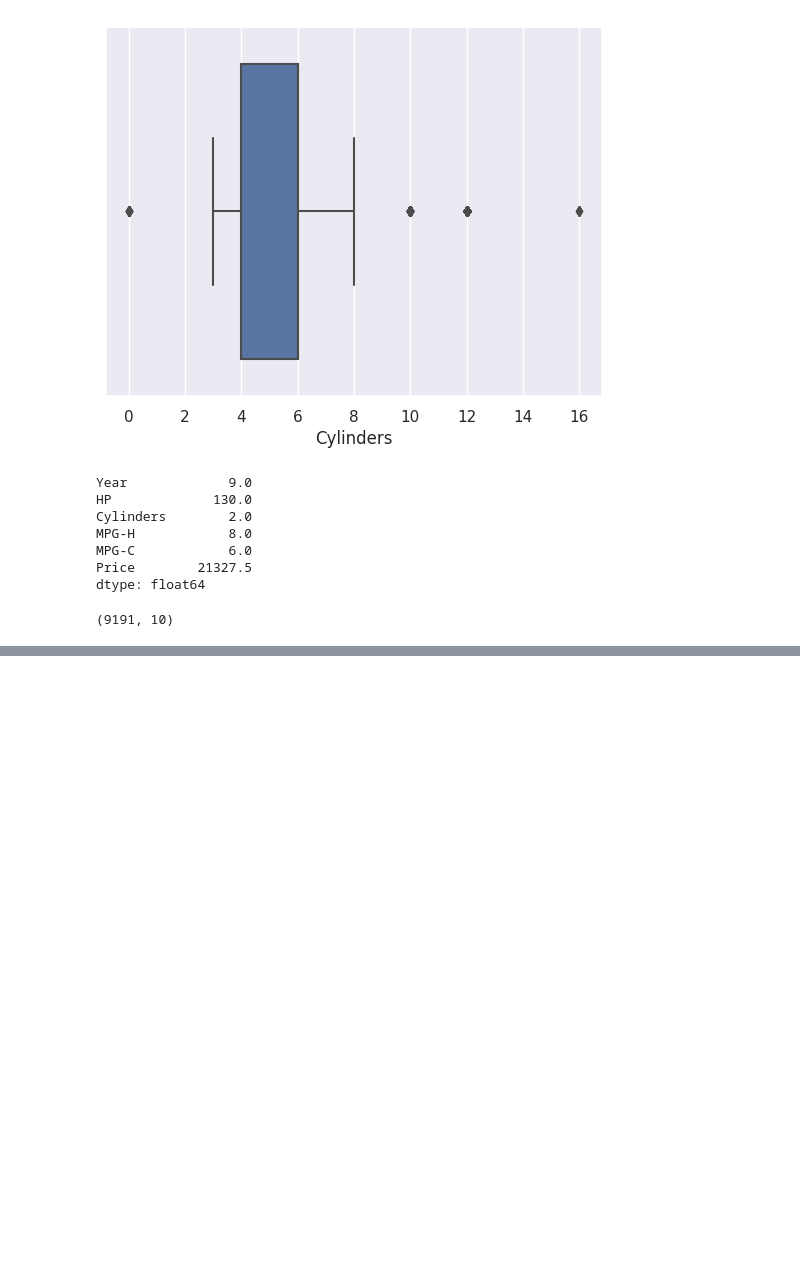
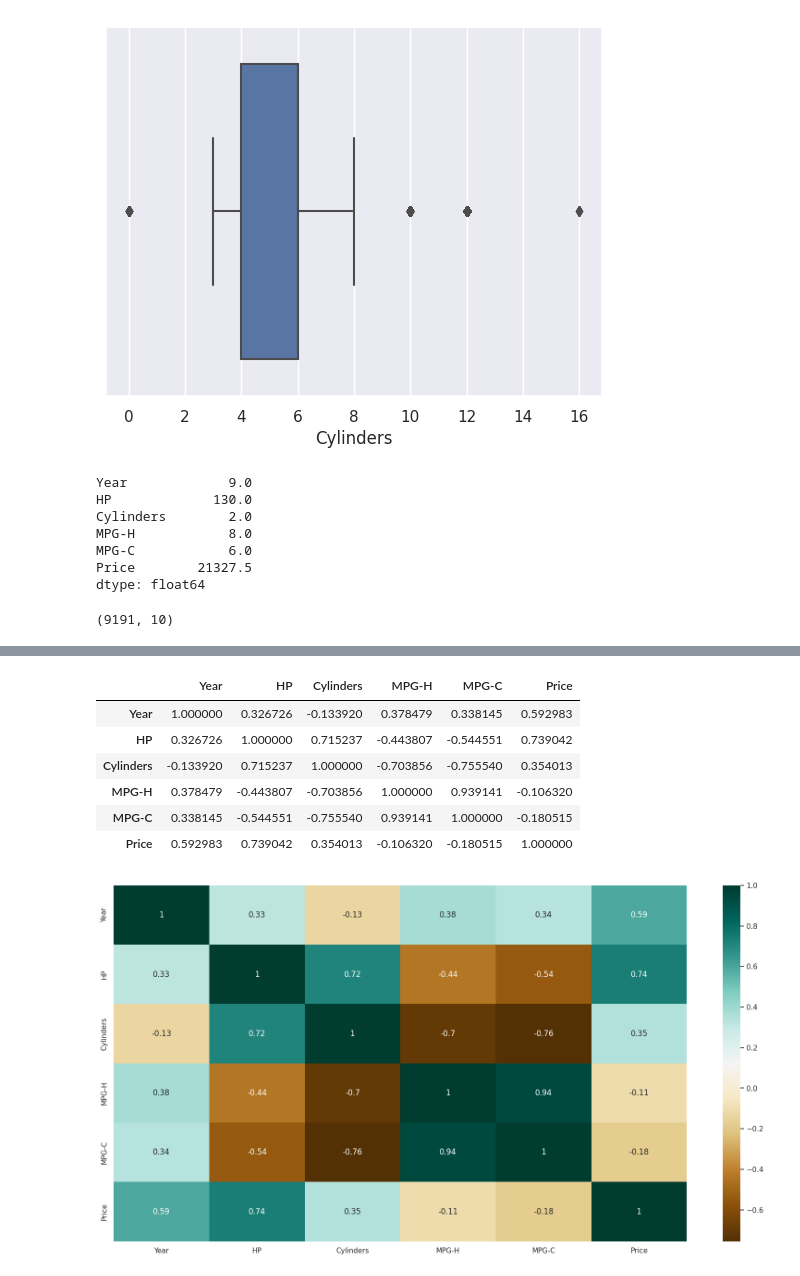
Before and after one commit to fpabi/Tareas, a Jupyter notebook: Tarea9.ipynb, the cells around one changed output, grey strips where cells are left out. Cells and saved outputs as stored; diff of their text form; code cells hidden in the pictures; blank space fills up the shorter version.

```diff
--- a/Tarea9.ipynb
+++ b/Tarea9.ipynb
@@ -222,0 +233,15 @@ df.shape
+# %%
+# Finding the relations between the variables.
+plt.figure(figsize=(20,10))
+c= df.corr()
+sns.heatmap(c,cmap='BrBG',annot=True)
+c
+# %% [output]
+|  | Year | HP | Cylinders | MPG-H | MPG-C | Price |
+| Year | 1.000000 | 0.326726 | -0.133920 | 0.378479 | 0.338145 | 0.592983 |
+| HP | 0.326726 | 1.000000 | 0.715237 | -0.443807 | -0.544551 | 0.739042 |
+| Cylinders | -0.133920 | 0.715237 | 1.000000 | -0.703856 | -0.755540 | 0.354013 |
+| MPG-H | 0.378479 | -0.443807 | -0.703856 | 1.000000 | 0.939141 | -0.106320 |
+| MPG-C | 0.338145 | -0.544551 | -0.755540 | 0.939141 | 1.000000 | -0.180515 |
+| Price | 0.592983 | 0.739042 | 0.354013 | -0.106320 | -0.180515 | 1.000000 |
+[figure, added]
```
Also changed, not shown: parts of 3 cells of this notebook.
